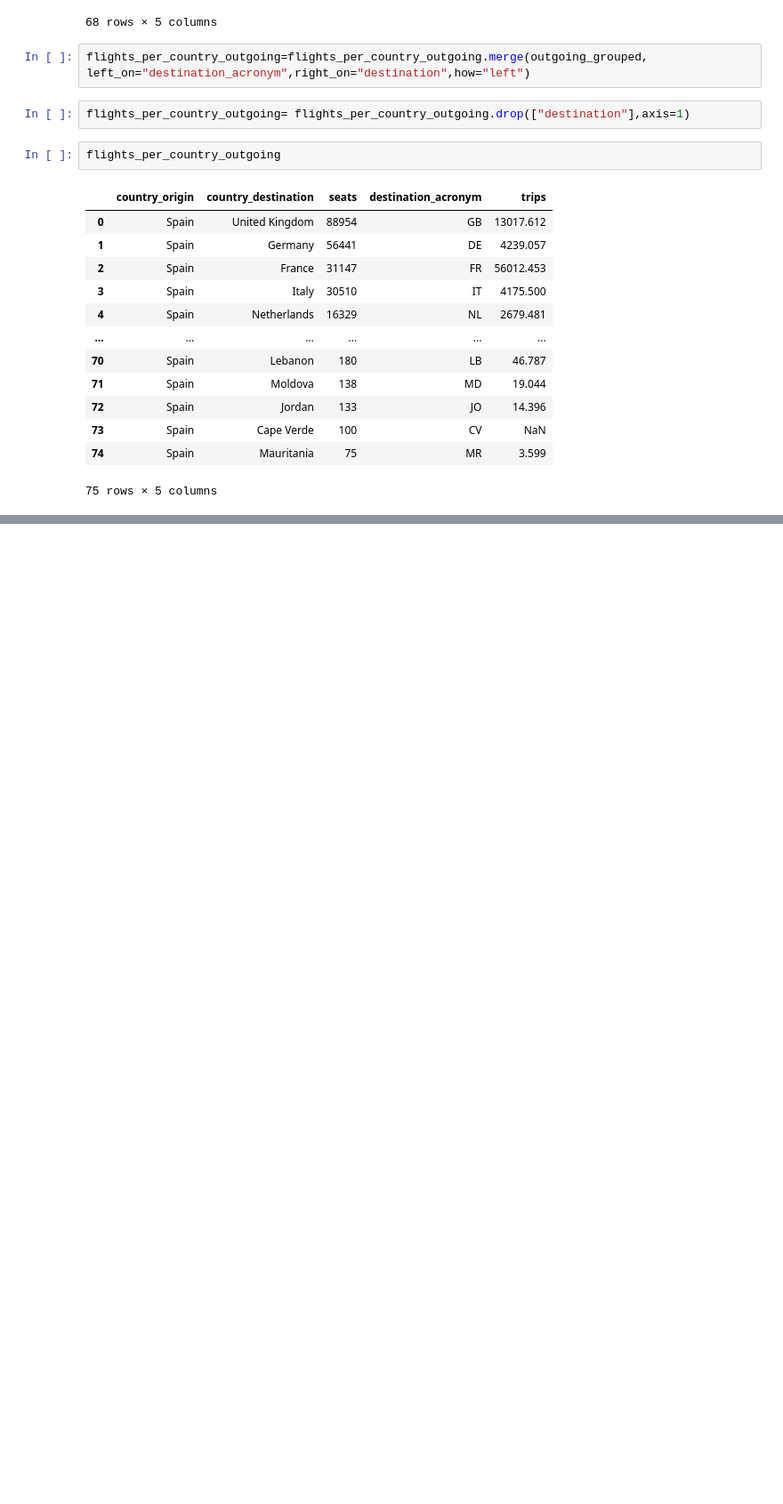
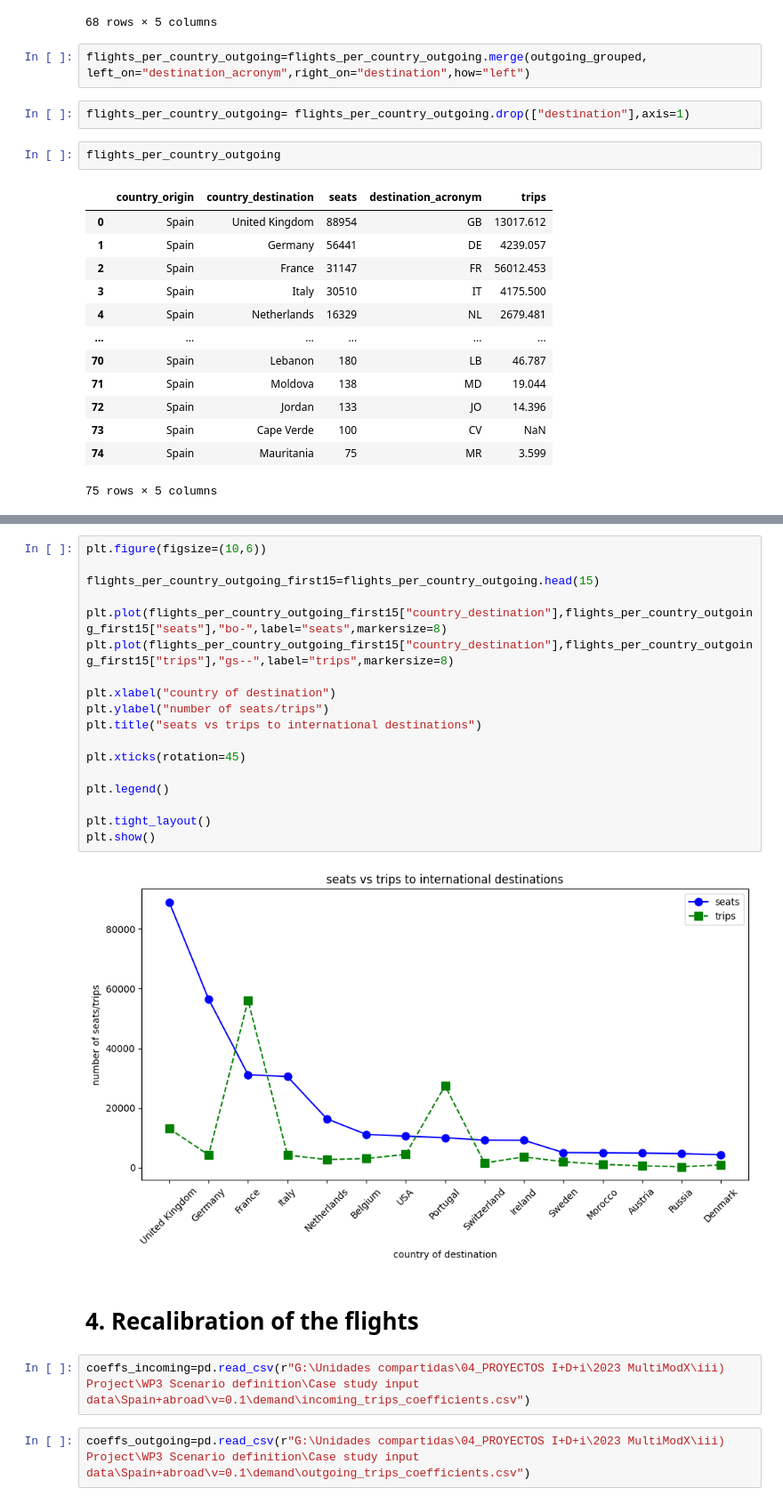
Before and after one commit to UoW-ATM/MultiModX, a Jupyter notebook: notebooks/international_flights_analysis.ipynb, the cells around one changed output, grey strips where cells are left out. Shown: that part at 89% size. Drawn from its saved outputs; the diff is of its cells as text; blank space fills up the shorter version.

```diff
--- a/notebooks/international_flights_analysis.ipynb
+++ b/notebooks/international_flights_analysis.ipynb
@@ -486,0 +460,26 @@ flight_schedules
+# %%
+plt.figure(figsize=(10,6))
+
+flights_per_country_outgoing_first15=flights_per_country_outgoing.head(15)
+
+plt.plot(flights_per_country_outgoing_first15["country_destination"],flights_per_country_outgoing_first15["seats"],"bo-",label="seats",markersize=8)
+plt.plot(flights_per_country_outgoing_first15["country_destination"],flights_per_country_outgoing_first15["trips"],"gs--",label="trips",markersize=8)
+
+plt.xlabel("country of destination")
+plt.ylabel("number of seats/trips")
+plt.title("seats vs trips to international destinations")
+
+plt.xticks(rotation=45)
+
+plt.legend()
+
+plt.tight_layout()
+plt.show()
+# %% [output]
+[figure, added]
+# %% [markdown]
+# 4. Recalibration of the flights
+# %%
+coeffs_incoming=pd.read_csv(r"G:\Unidades compartidas\04_PROYECTOS I+D+i\2023 MultiModX\iii) Project\WP3 Scenario definition\Case study input data\Spain+abroad\v=0.1\demand\incoming_trips_coefficients.csv")
+# %%
+coeffs_outgoing=pd.read_csv(r"G:\Unidades compartidas\04_PROYECTOS I+D+i\2023 MultiModX\iii) Project\WP3 Scenario definition\Case study input data\Spain+abroad\v=0.1\demand\outgoing_trips_coefficients.csv")
```
Also changed, not shown: parts of 96 cells of this notebook, 2 other files.
